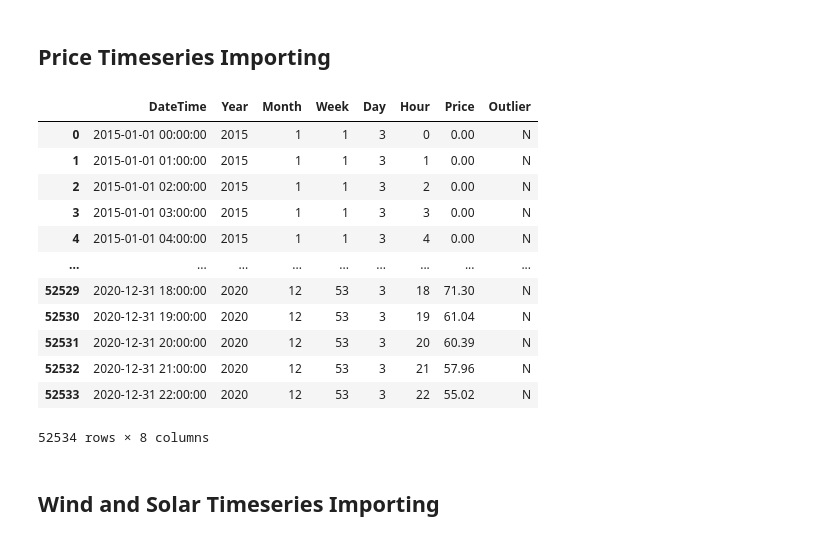
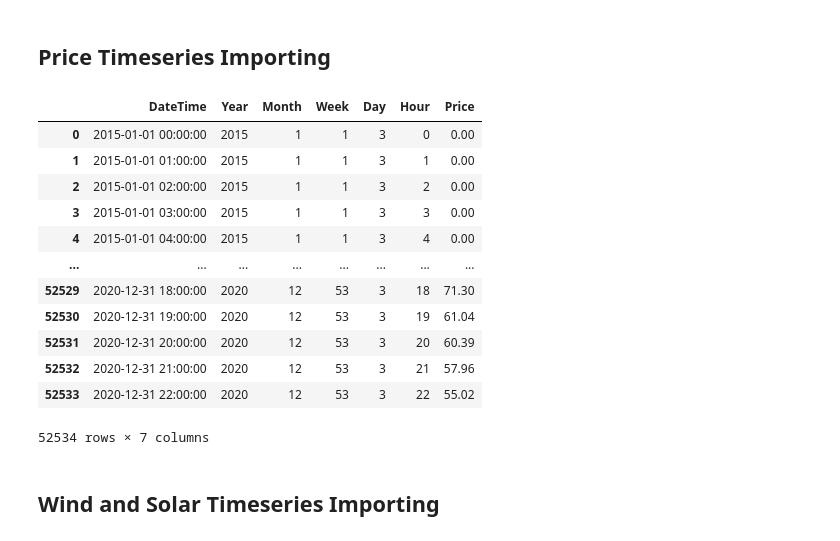
Before and after one commit to KlimisStilp/Price_Timeseries_UK_VScode, a Jupyter notebook: Price Timeseries UK/Totalload_SolarWind_Price_Timeseries.ipynb, the cells around one changed output. Cells and saved outputs as stored; diff of their text form; code cells hidden in the pictures.

```diff
--- a/Price Timeseries UK/Totalload_SolarWind_Price_Timeseries.ipynb
+++ b/Price Timeseries UK/Totalload_SolarWind_Price_Timeseries.ipynb
@@ -49,22 +49,22 @@ path_windsolar = r'C:\Users\2836589S\OneDrive - University of Glasgow\Data\DayAh
 df_price = pd.read_csv(r'C:\Users\2836589S\OneDrive - University of Glasgow\Data\Data Frames\price_timeseries_outliers.csv',
 parse_dates=['DateTime'])
 # %%
-df_price = df_price[['DateTime', 'Year', 'Month','Week', 'Day', 'Hour', 'Price', 'Outlier']]
+df_price = df_price[['DateTime', 'Year', 'Month','Week', 'Day', 'Hour', 'Price']]
 df_price
 # %% [output]
-|  | DateTime | Year | Month | Week | Day | Hour | Price | Outlier |
-| 0 | 2015-01-01 00:00:00 | 2015 | 1 | 1 | 3 | 0 | 0.00 | N |
-| 1 | 2015-01-01 01:00:00 | 2015 | 1 | 1 | 3 | 1 | 0.00 | N |
-| 2 | 2015-01-01 02:00:00 | 2015 | 1 | 1 | 3 | 2 | 0.00 | N |
-| 3 | 2015-01-01 03:00:00 | 2015 | 1 | 1 | 3 | 3 | 0.00 | N |
-| 4 | 2015-01-01 04:00:00 | 2015 | 1 | 1 | 3 | 4 | 0.00 | N |
-| ... | ... | ... | ... | ... | ... | ... | ... | ... |
-| 52529 | 2020-12-31 18:00:00 | 2020 | 12 | 53 | 3 | 18 | 71.30 | N |
-| 52530 | 2020-12-31 19:00:00 | 2020 | 12 | 53 | 3 | 19 | 61.04 | N |
-| 52531 | 2020-12-31 20:00:00 | 2020 | 12 | 53 | 3 | 20 | 60.39 | N |
-| 52532 | 2020-12-31 21:00:00 | 2020 | 12 | 53 | 3 | 21 | 57.96 | N |
-| 52533 | 2020-12-31 22:00:00 | 2020 | 12 | 53 | 3 | 22 | 55.02 | N |
+|  | DateTime | Year | Month | Week | Day | Hour | Price |
+| 0 | 2015-01-01 00:00:00 | 2015 | 1 | 1 | 3 | 0 | 0.00 |
+| 1 | 2015-01-01 01:00:00 | 2015 | 1 | 1 | 3 | 1 | 0.00 |
+| 2 | 2015-01-01 02:00:00 | 2015 | 1 | 1 | 3 | 2 | 0.00 |
+| 3 | 2015-01-01 03:00:00 | 2015 | 1 | 1 | 3 | 3 | 0.00 |
+| 4 | 2015-01-01 04:00:00 | 2015 | 1 | 1 | 3 | 4 | 0.00 |
+| ... | ... | ... | ... | ... | ... | ... | ... |
+| 52529 | 2020-12-31 18:00:00 | 2020 | 12 | 53 | 3 | 18 | 71.30 |
+| 52530 | 2020-12-31 19:00:00 | 2020 | 12 | 53 | 3 | 19 | 61.04 |
+| 52531 | 2020-12-31 20:00:00 | 2020 | 12 | 53 | 3 | 20 | 60.39 |
+| 52532 | 2020-12-31 21:00:00 | 2020 | 12 | 53 | 3 | 21 | 57.96 |
+| 52533 | 2020-12-31 22:00:00 | 2020 | 12 | 53 | 3 | 22 | 55.02 |
-52534 rows × 8 columns
+52534 rows × 7 columns
 # %% [markdown]
 ## Wind and Solar Timeseries Importing
 # %%
```
Also changed, not shown: parts of 49 cells of this notebook.
